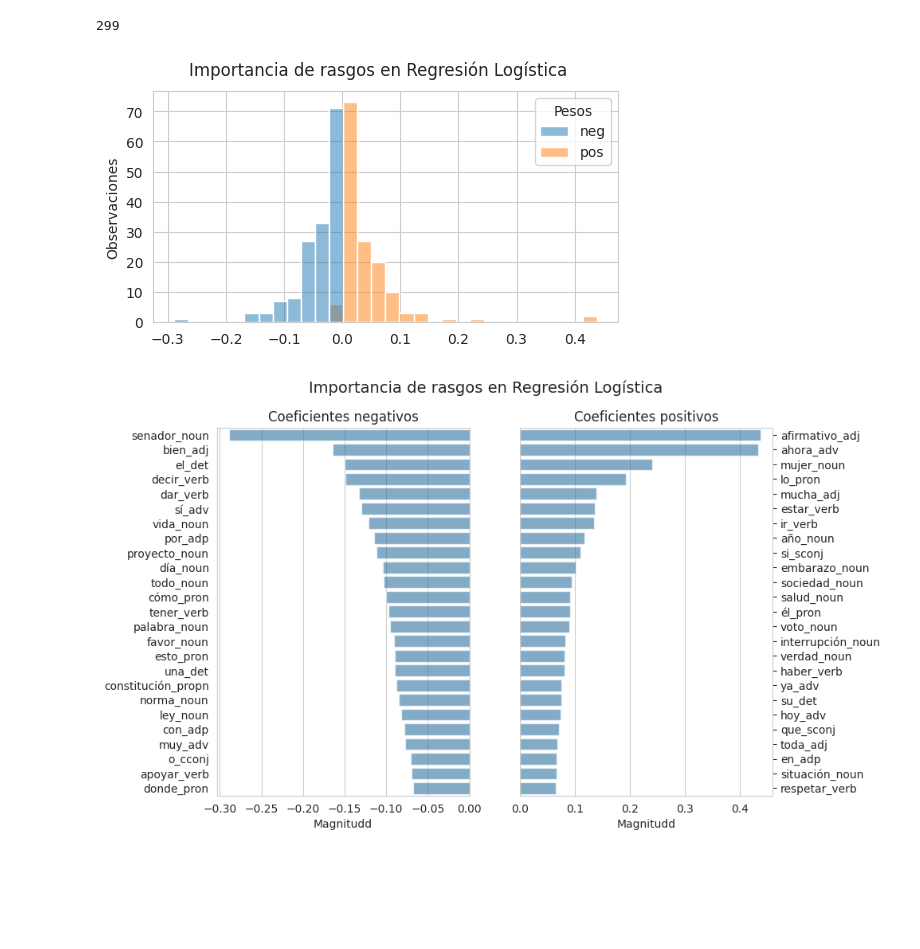
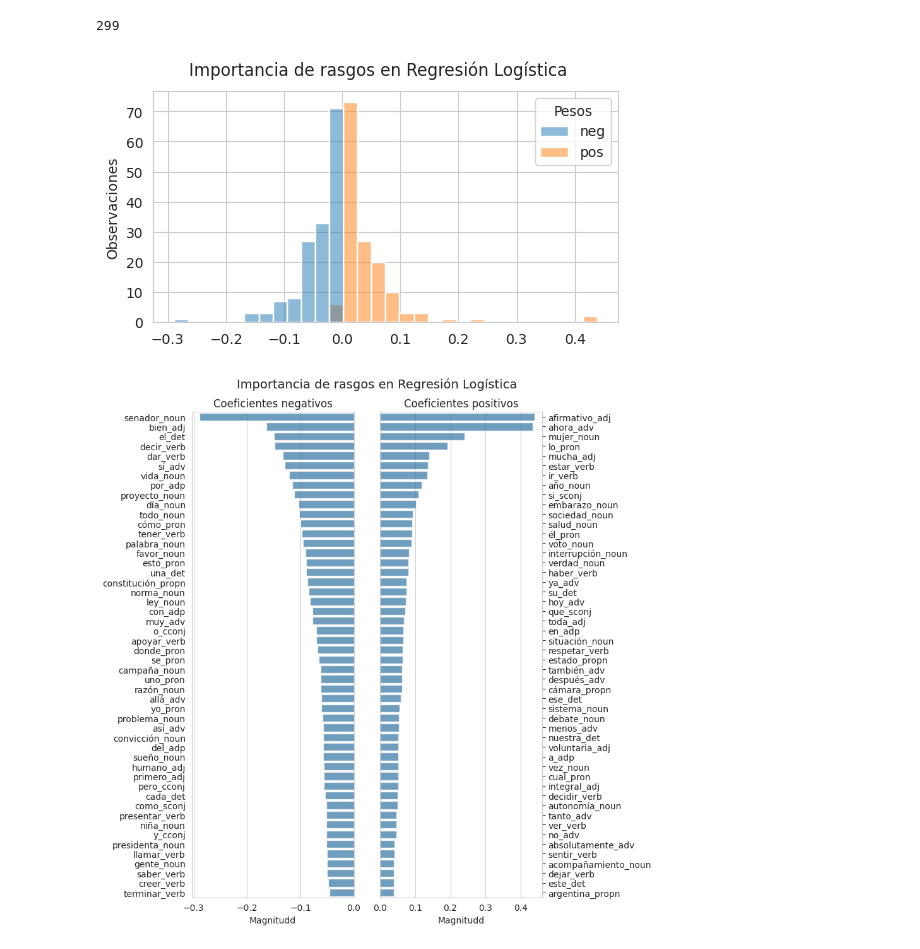
Before and after one commit to macfernandez/eddc-specialization-project, a Jupyter notebook: notebooks/06-model-training.ipynb, the cells around one changed output. Cells and saved outputs as stored; diff of their text form; code cells hidden in the pictures; blank space fills up the shorter version.

```diff
--- a/notebooks/06-model-training.ipynb
+++ b/notebooks/06-model-training.ipynb
@@ -396,13 +414,13 @@ def plot_lr_weights_barplot(
         n: int = 25,
         file_name:str=None
     ):
-    fig, axs = plt.subplots(1, 2, figsize=(9,6))
+    fig, axs = plt.subplots(1, 2, figsize=(9,9))
     sns.barplot(
         df[df.coef<0].nsmallest(n, columns=["coef"], keep="all"),
         x = "coef", y = "word",
         ax=axs[0],
         color="#1f77b4",
-        alpha=.6
+        alpha=.7
     )
     axs[0].set_title("Coeficientes negativos")
     axs[0].set_ylabel("")
@@ -412,13 +430,14 @@ def plot_lr_weights_barplot(
         x = "coef", y = "word",
         ax=axs[1],
         color="#1f77b4",
-        alpha=.6
+        alpha=.7
     )
     axs[1].set_title("Coeficientes positivos")
     axs[1].yaxis.tick_right()
     axs[1].set_ylabel("")
     axs[1].set_xlabel("Magnitudd")
     fig.suptitle(title, fontsize=14)
+    fig.tight_layout()
     if file_name:
         FOLDER = os.path.join(VISUALIZATIONS_PATH, "models")
         os.makedirs(FOLDER, exist_ok=True)
@@ -438,14 +457,15 @@ weights = (pd.DataFrame({
 # %%
 plot_lr_weights(
     weights,
     title=f"Importancia de rasgos en Regresión Logística",
     file_name=f"lr_feature_importance_{key}"
 )
 plot_lr_weights_barplot(
     weights,
     title=f"Importancia de rasgos en Regresión Logística",
-    file_name=f"lr_feature_importance_barplot_{key}"
+    file_name=f"lr_feature_importance_barplot_{key}",
+    n=50
 )
 # %% [output]
 [figure]
-[figure, old version]
+[figure, new version]
```
Also changed, not shown: parts of 6 cells of this notebook, 1 other file.
